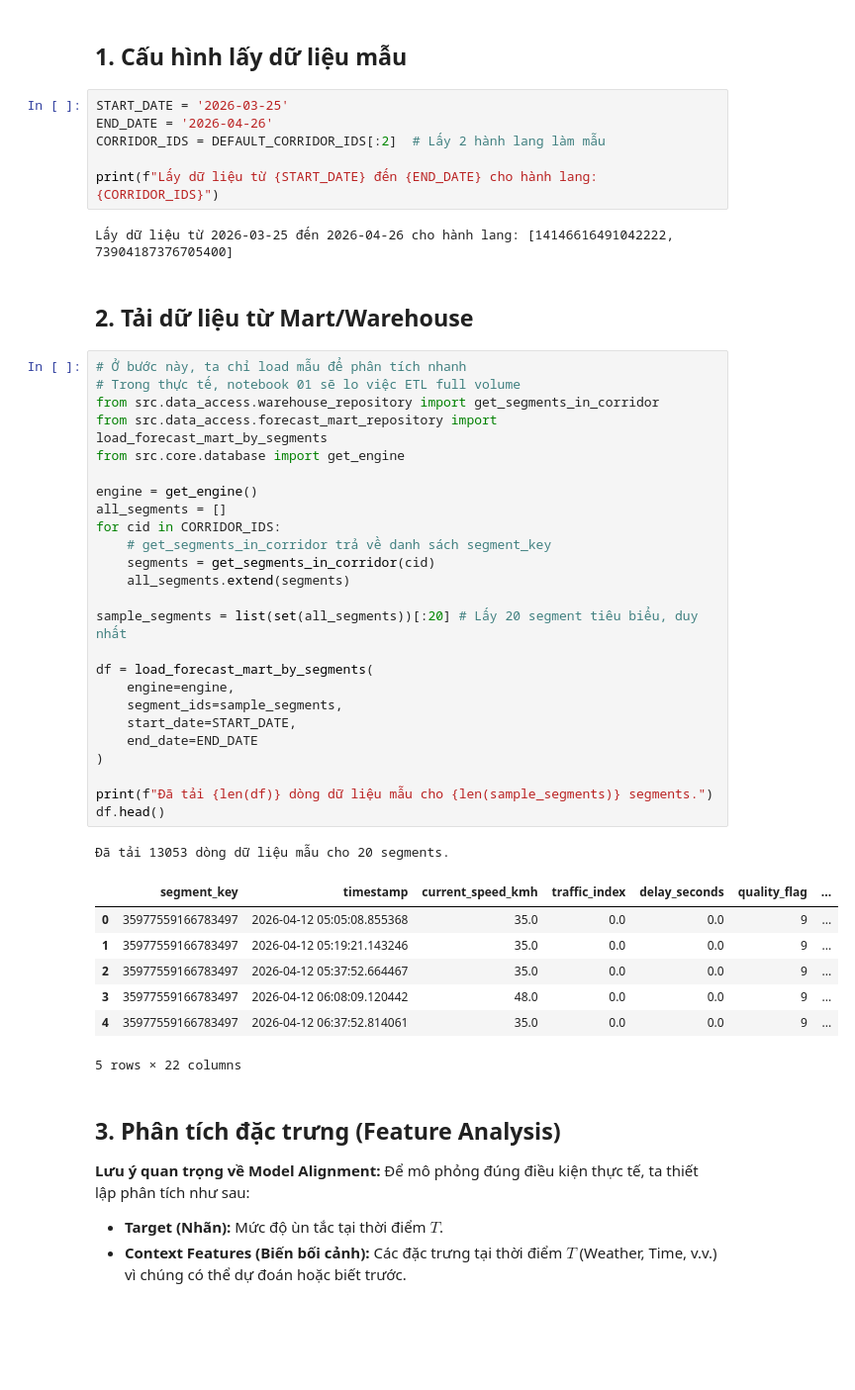
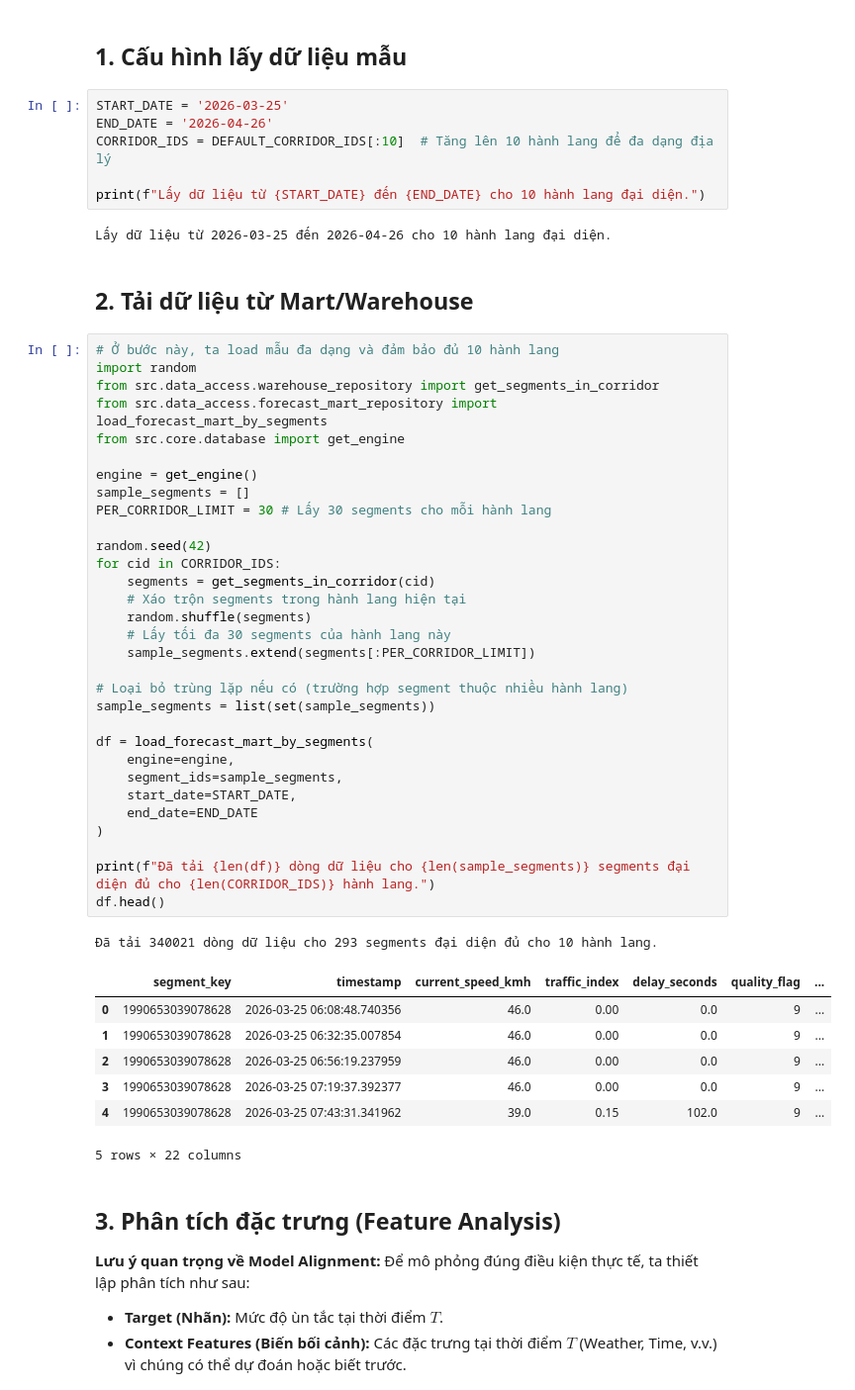
Before and after one commit to lowkeylurker/traffic-ioc, a Jupyter notebook: ai-core/notebooks/00_EDA_Sandbox.ipynb, the cells around one changed output. Shown at 99% size. Saved outputs shown, nothing was run; the diff lists cells and outputs as text; blank space fills up the shorter version.

```diff
--- a/ai-core/notebooks/00_EDA_Sandbox.ipynb
+++ b/ai-core/notebooks/00_EDA_Sandbox.ipynb
@@ -29,46 +29,52 @@ from src.pipelines.notebook01_etl import DEFAULT_CORRIDOR_IDS
 # %%
 START_DATE = '2026-03-25'
 END_DATE = '2026-04-26'
-CORRIDOR_IDS = DEFAULT_CORRIDOR_IDS[:2]  # Lấy 2 hành lang làm mẫu
+CORRIDOR_IDS = DEFAULT_CORRIDOR_IDS[:10]  # Tăng lên 10 hành lang để đa dạng địa lý
 
-print(f"Lấy dữ liệu từ {START_DATE} đến {END_DATE} cho hành lang: {CORRIDOR_IDS}")
+print(f"Lấy dữ liệu từ {START_DATE} đến {END_DATE} cho 10 hành lang đại diện.")
 # %% [output]
-Lấy dữ liệu từ 2026-03-25 đến 2026-04-26 cho hành lang: [14146616491042222, 73904187376705400]
+Lấy dữ liệu từ 2026-03-25 đến 2026-04-26 cho 10 hành lang đại diện.
 # %% [markdown]
 ## 2. Tải dữ liệu từ Mart/Warehouse
 # %%
-# Ở bước này, ta chỉ load mẫu để phân tích nhanh
-# Trong thực tế, notebook 01 sẽ lo việc ETL full volume
+# Ở bước này, ta load mẫu đa dạng và đảm bảo đủ 10 hành lang
+import random
 from src.data_access.warehouse_repository import get_segments_in_corridor
 from src.data_access.forecast_mart_repository import load_forecast_mart_by_segments
 from src.core.database import get_engine
 
 engine = get_engine()
-all_segments = []
+sample_segments = []
+PER_CORRIDOR_LIMIT = 30 # Lấy 30 segments cho mỗi hành lang
+
+random.seed(42)
 for cid in CORRIDOR_IDS:
-    # get_segments_in_corridor trả về danh sách segment_key
     segments = get_segments_in_corridor(cid)
-    all_segments.extend(segments)
+    # Xáo trộn segments trong hành lang hiện tại
+    random.shuffle(segments)
+    # Lấy tối đa 30 segments của hành lang này
+    sample_segments.extend(segments[:PER_CORRIDOR_LIMIT])
 
-sample_segments = list(set(all_segments))[:20] # Lấy 20 segment tiêu biểu, duy nhất
+# Loại bỏ trùng lặp nếu có (trường hợp segment thuộc nhiều hành lang)
+sample_segments = list(set(sample_segments))
 
 df = load_forecast_mart_by_segments(
     engine=engine,
     segment_ids=sample_segments,
     start_date=START_DATE,
     end_date=END_DATE
 )
 
-print(f"Đã tải {len(df)} dòng dữ liệu mẫu cho {len(sample_segments)} segments.")
+print(f"Đã tải {len(df)} dòng dữ liệu cho {len(sample_segments)} segments đại diện đủ cho {len(CORRIDOR_IDS)} hành lang.")
 df.head()
 # %% [output]
-Đã tải 13053 dòng dữ liệu mẫu cho 20 segments.
+Đã tải 340021 dòng dữ liệu cho 293 segments đại diện đủ cho 10 hành lang.
 |  | segment_key | timestamp | current_speed_kmh | traffic_index | delay_seconds | quality_flag | ... |
-| 0 | 35977559166783497 | 2026-04-12 05:05:08.855368 | 35.0 | 0.0 | 0.0 | 9 | ... |
-| 1 | 35977559166783497 | 2026-04-12 05:19:21.143246 | 35.0 | 0.0 | 0.0 | 9 | ... |
-| 2 | 35977559166783497 | 2026-04-12 05:37:52.664467 | 35.0 | 0.0 | 0.0 | 9 | ... |
-| 3 | 35977559166783497 | 2026-04-12 06:08:09.120442 | 48.0 | 0.0 | 0.0 | 9 | ... |
-| 4 | 35977559166783497 | 2026-04-12 06:37:52.814061 | 35.0 | 0.0 | 0.0 | 9 | ... |
+| 0 | 1990653039078628 | 2026-03-25 06:08:48.740356 | 46.0 | 0.00 | 0.0 | 9 | ... |
+| 1 | 1990653039078628 | 2026-03-25 06:32:35.007854 | 46.0 | 0.00 | 0.0 | 9 | ... |
+| 2 | 1990653039078628 | 2026-03-25 06:56:19.237959 | 46.0 | 0.00 | 0.0 | 9 | ... |
+| 3 | 1990653039078628 | 2026-03-25 07:19:37.392377 | 46.0 | 0.00 | 0.0 | 9 | ... |
+| 4 | 1990653039078628 | 2026-03-25 07:43:31.341962 | 39.0 | 0.15 | 102.0 | 9 | ... |
 5 rows × 22 columns
 # %% [markdown]
 ## 3. Phân tích đặc trưng (Feature Analysis)
```
Also changed, not shown: parts of 3 cells of this notebook, 11 other files.
